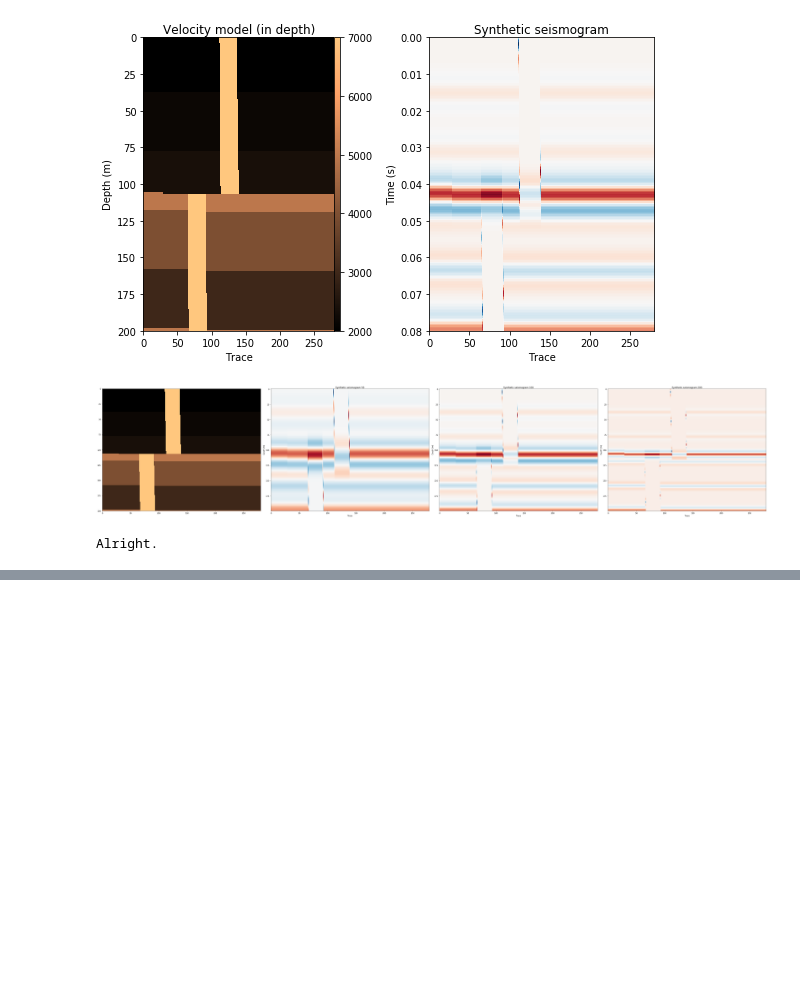
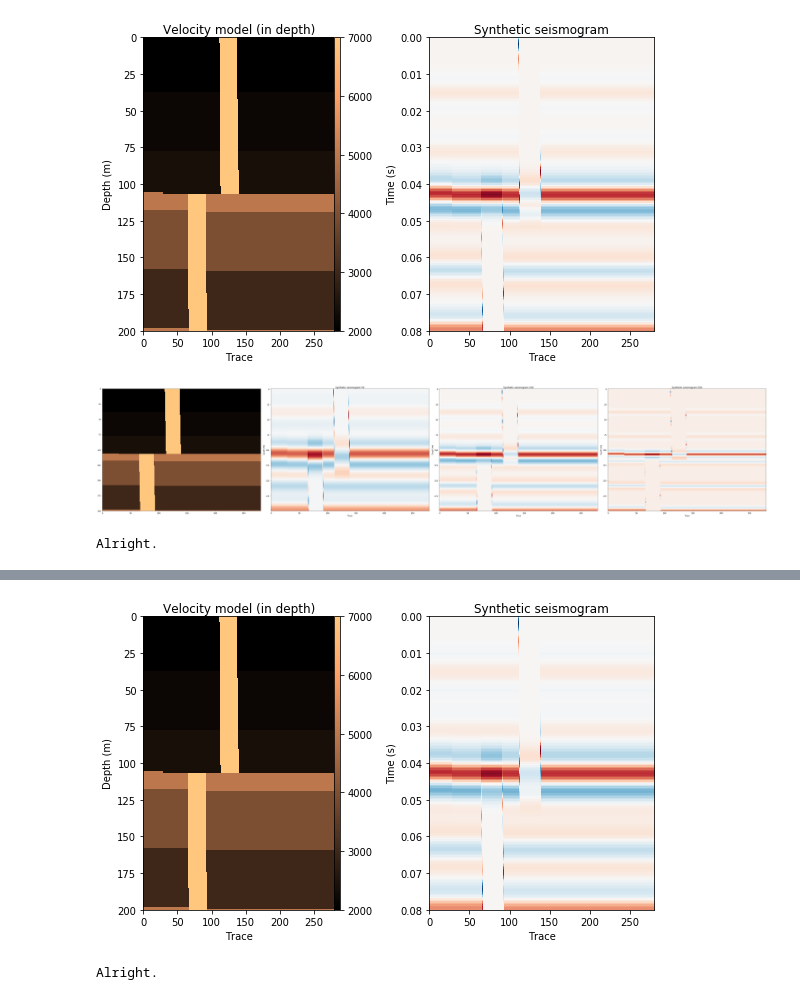
Before and after one commit to stevejpurves/model2seis, a Jupyter notebook: jesper/Modelling.ipynb, the cells around one changed output, grey strips where cells are left out. Saved outputs shown, nothing was run; the diff lists cells and outputs as text; code cells hidden in the pictures; blank space fills up the shorter version.

```diff
--- a/jesper/Modelling.ipynb
+++ b/jesper/Modelling.ipynb
@@ -20,7 +20,7 @@ plt.show()
 # %% [output]
 [figure]
 # %%
-synt = conv.convolutional_model(rc, 100, conv.rickerwave, dt=4e-4)
+synt = conv.convolutional_model(rc, 80, conv.rickerwave, dt=4e-4)
 plt.imshow(synt, aspect=.5, cmap="RdBu_r")
 plt.show()
 # %% [output]
@@ -147,0 +175,45 @@ plt.show()
+# %%
+# We can use the utility function in fatiando.vis.mpl to plot the seismogram
+fig, axes = plt.subplots(1, 2, figsize=(8, 5))
+
+ax = axes[0]
+ax.set_title("Velocity model (in depth)")
+tmp = ax.imshow(data, extent=[0, n_traces, n_samples, 0],
+                cmap="copper", aspect='auto', origin='upper')
+fig.colorbar(tmp, ax=ax, pad=0, aspect=50)
+ax.set_xlabel('Trace')
+ax.set_ylabel('Depth (m)')
+
+ax = axes[1]
+ax.set_title("Synthetic seismogram")
+mpl.seismic_image(synt, dt=4.e-4, cmap="RdBu_r", aspect='auto')
+ax.set_xlabel('Trace')
+ax.set_ylabel('Time (s)')
+plt.tight_layout()
+plt.show()
+# %% [output]
+[figure, added]
+# %%
+import os
+f_handleorms = "synth-orms"
+
+if not os.path.exists(f_handleorms):
+    os.makedirs(f_handleorms)
+
+for filename in os.listdir("su"):
+    if filename.endswith(".su"):
+        name=os.path.splitext(filename)[0]
+        data=np.fromfile("su/"+filename,dtype=np.dtype('>d')).reshape(-1,200).T
+        n_samples, n_traces = data.shape
+        rho = 2200*np.ones(np.shape(data))
+        rc = conv.reflectivity(data,rho)
+        syntorms = conv.convolutional_model(rc, 50, conv.rickerwave, dt=4e-4)
+        np.save(f_handleorms+"/"+name+".npy", syntorms)
+
+        continue
+    else:
+        continue
+
+print('Alright.')
+# %% [output]
+Alright.
```
Also changed, not shown: parts of 5 cells of this notebook.
